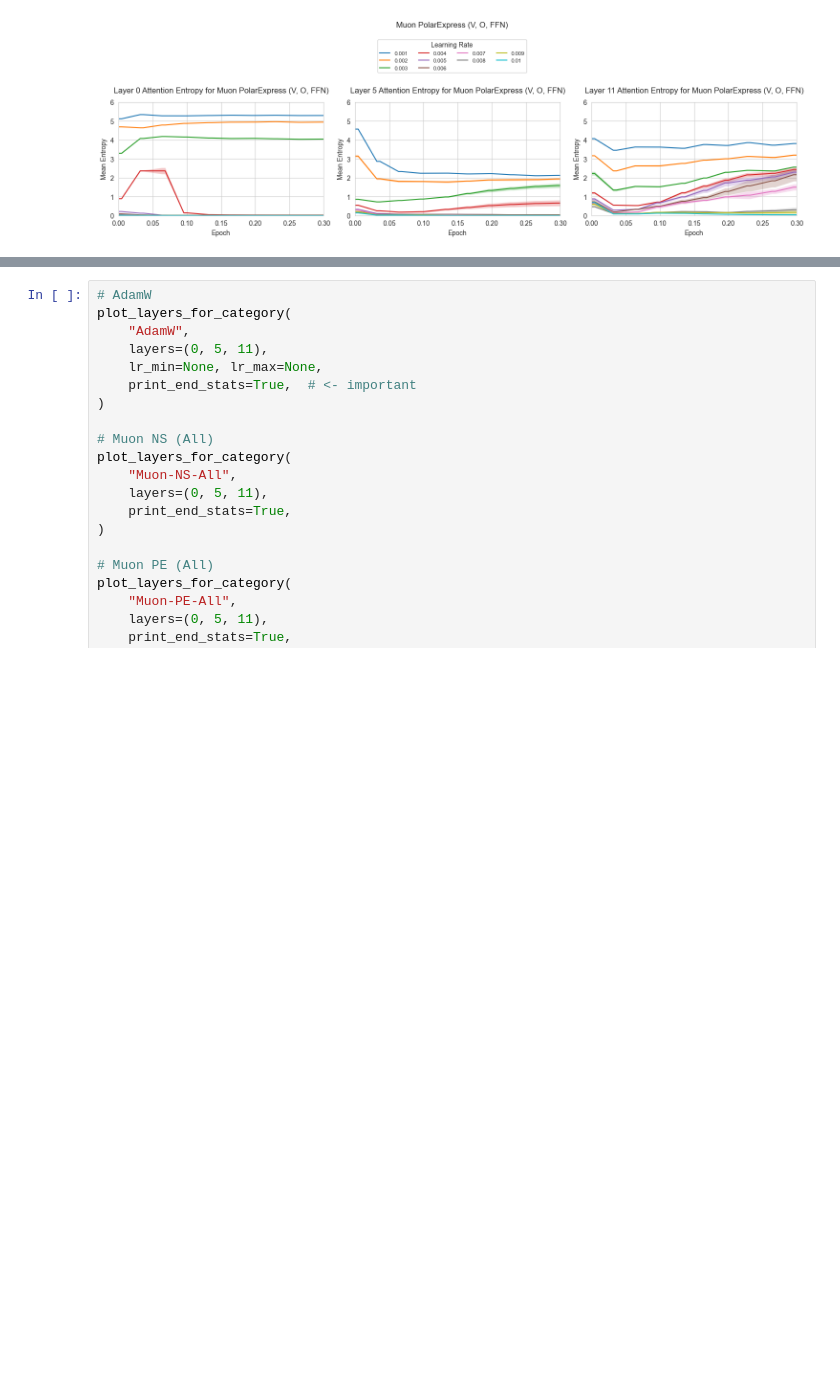
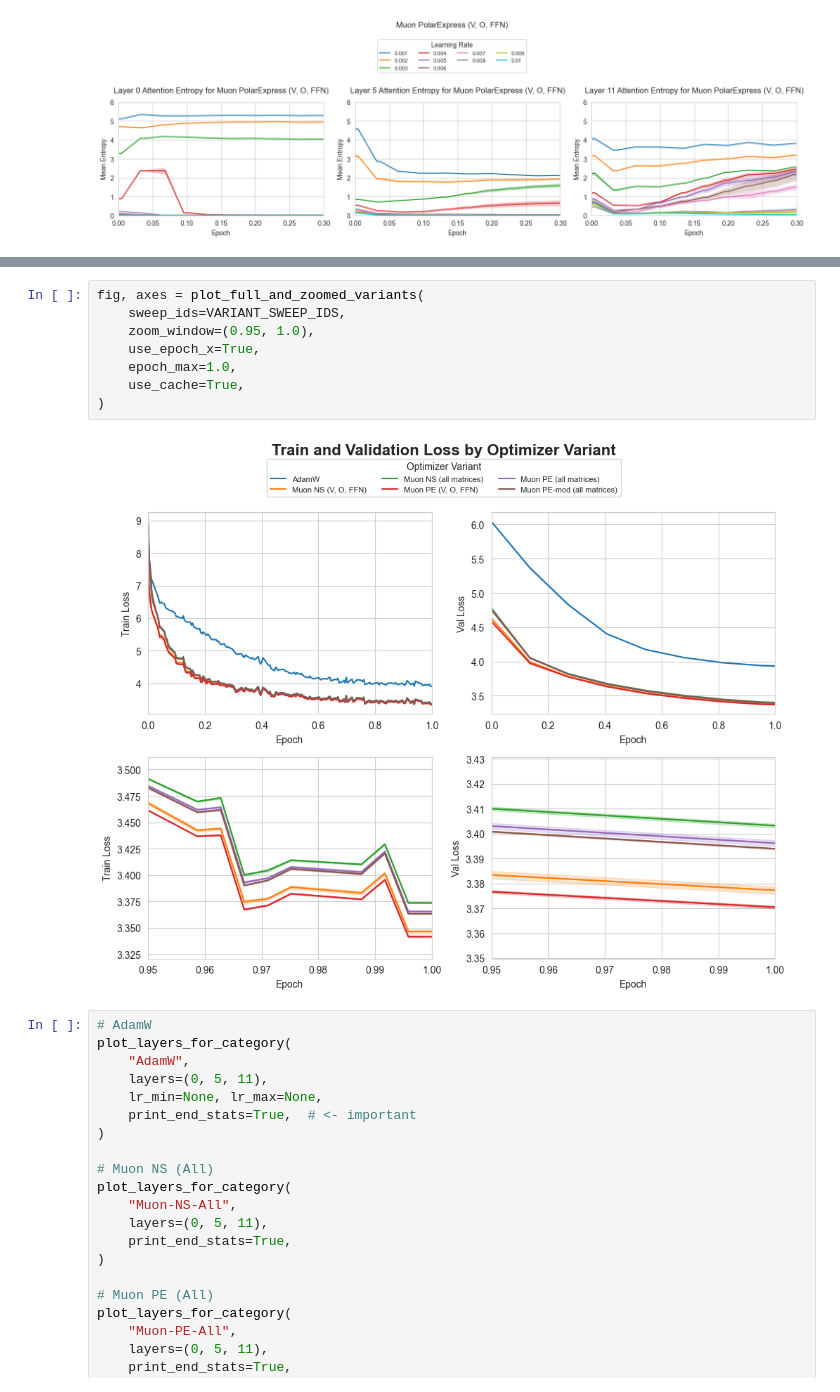
Before and after one commit to nraultwang/cs182-project, a Jupyter notebook: plotting/main.ipynb, the cells around one changed output, grey strips where cells are left out. Cells and saved outputs as stored; diff of their text form; blank space fills up the shorter version.

Commit message:
more plots

```diff
--- a/plotting/main.ipynb
+++ b/plotting/main.ipynb
@@ -1100,6 +1553,16 @@ plot_all_variants_from_sweeps(epoch_max=1.0,
 (<Figure size 1000x400 with 2 Axes>,
  array([<Axes: xlabel='Epoch', ylabel='Train Loss'>,
         <Axes: xlabel='Epoch', ylabel='Val Loss'>], dtype=object))
+# %%
+fig, axes = plot_full_and_zoomed_variants(
+    sweep_ids=VARIANT_SWEEP_IDS,
+    zoom_window=(0.95, 1.0),
+    use_epoch_x=True,
+    epoch_max=1.0,
+    use_cache=True,
+)
+# %% [output]
+[figure, added]
 # %%
 # AdamW
 plot_layers_for_category(
```
Also changed, not shown: parts of 9 cells of this notebook, 4 other files.
